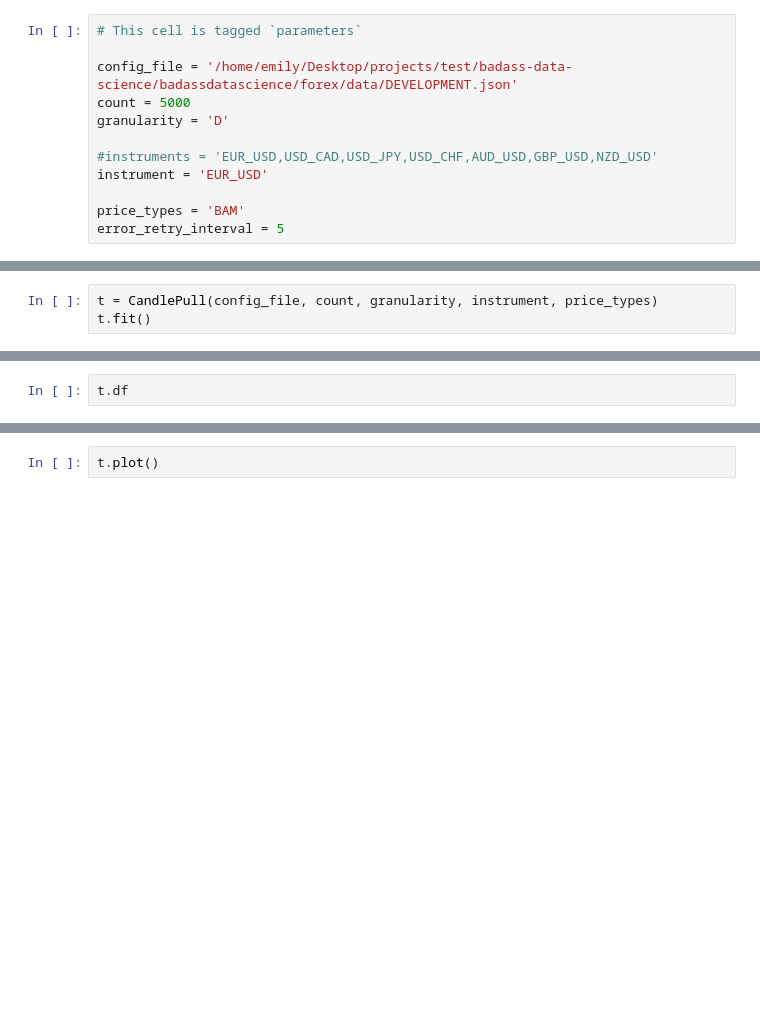
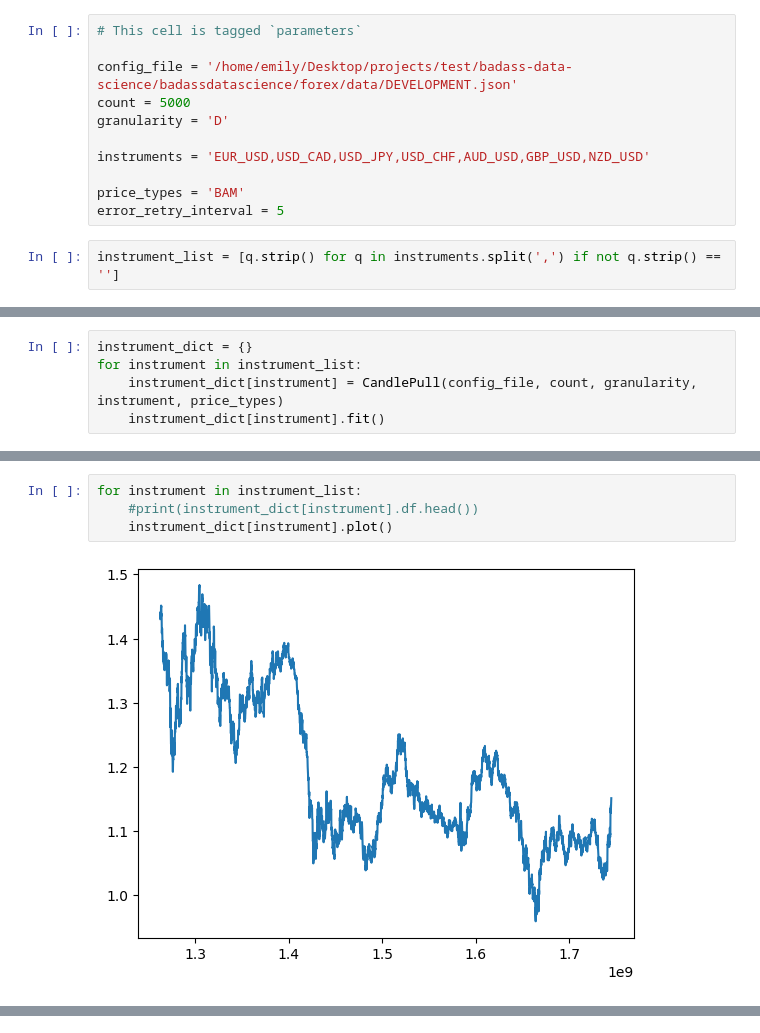
Before and after one commit to badassdatascience/badass-data-science, a Jupyter notebook: badassdatascience/forex/database/populate_and_update/mongodb/oop_get_candles_notebook.ipynb, the cells around one changed output, grey strips where cells are left out. Saved outputs shown, nothing was run; the diff lists cells and outputs as text; blank space fills up the shorter version.

```diff
--- a/badassdatascience/forex/database/populate_and_update/mongodb/oop_get_candles_notebook.ipynb
+++ b/badassdatascience/forex/database/populate_and_update/mongodb/oop_get_candles_notebook.ipynb
@@ -19,11 +7,12 @@ config_file = '/home/emily/Desktop/projects/test/badass-data-science/badassdatas
 count = 5000
 granularity = 'D'
 
-#instruments = 'EUR_USD,USD_CAD,USD_JPY,USD_CHF,AUD_USD,GBP_USD,NZD_USD'
-instrument = 'EUR_USD'
+instruments = 'EUR_USD,USD_CAD,USD_JPY,USD_CHF,AUD_USD,GBP_USD,NZD_USD'
 
 price_types = 'BAM'
 error_retry_interval = 5
+# %%
+instrument_list = [q.strip() for q in instruments.split(',') if not q.strip() == '']
 # %%
 print(count)
 print(granularity)
@@ -200,3 +24,5 @@ class CandlePull():
 # %%
-t = CandlePull(config_file, count, granularity, instrument, price_types)
-t.fit()
+instrument_dict = {}
+for instrument in instrument_list:
+    instrument_dict[instrument] = CandlePull(config_file, count, granularity, instrument, price_types)
+    instrument_dict[instrument].fit()
@@ -203,2 +44,6 @@ t.fit()
 # %%
-t.df
+for instrument in instrument_list:
+    #print(instrument_dict[instrument].df.head())
+    instrument_dict[instrument].plot()
+# %% [output]
+[figure, added]
@@ -205,2 +55,0 @@ t.df
-# %%
-t.plot()
```
Also changed, not shown: parts of 6 cells of this notebook.
